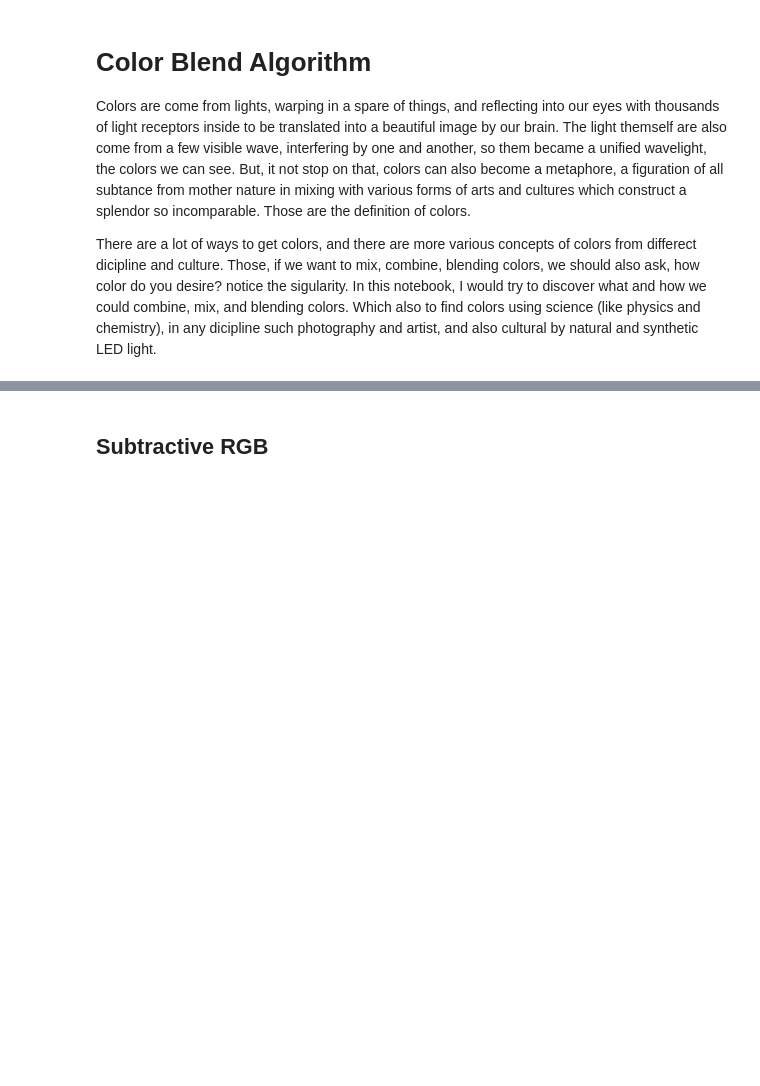
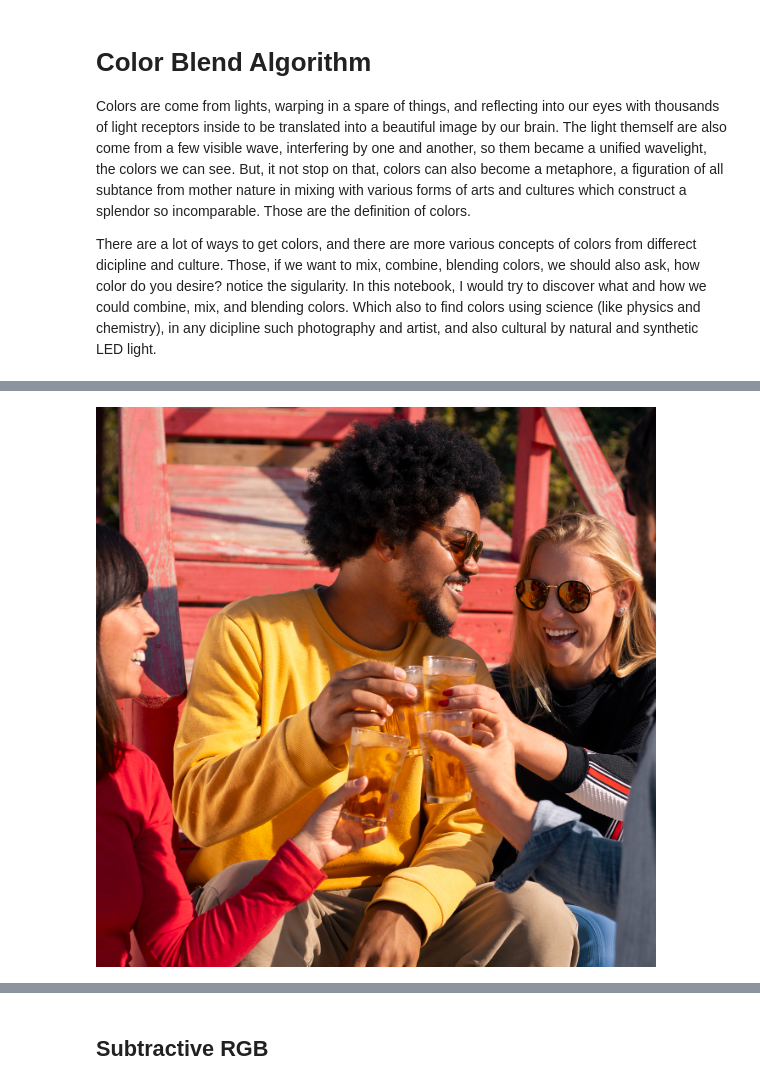
Before and after one commit to FarhanMS123/NeuralNetworkMemorandum, a Jupyter notebook: vision/ColorBlendAlgorithm.ipynb, the cells around one changed output, grey strips where cells are left out. Cells and saved outputs as stored; diff of their text form; code cells hidden in the pictures; blank space fills up the shorter version.

```diff
--- a/vision/ColorBlendAlgorithm.ipynb
+++ b/vision/ColorBlendAlgorithm.ipynb
@@ -53,3 +59,19 @@ with Image.open("square.jpg") as im:
+# %%
+# https://neptune.ai/blog/image-processing-python-libraries-for-machine-learning
+import urllib.request
+from IPython.display import display
+from PIL import Image
+
+# https://www.geeksforgeeks.org/how-to-open-an-image-from-the-url-in-pil/
+urllib.request.urlretrieve(img_src, img_dst)
+
+# https://pillow.readthedocs.io/en/stable/reference/Image.html#PIL.Image.Image.crop
+# https://stackoverflow.com/questions/26649716/how-to-show-pil-image-in-ipython-notebook
+with Image.open(img_dst) as im:
+  im_crop = im.crop(img_LTRB)
+  display(im_crop)
+# %% [output]
+[figure, added]
 # %% [markdown]
 ## Introductory to Synthetic/Digital Colors
 
```
Also changed, not shown: parts of 5 cells of this notebook.
